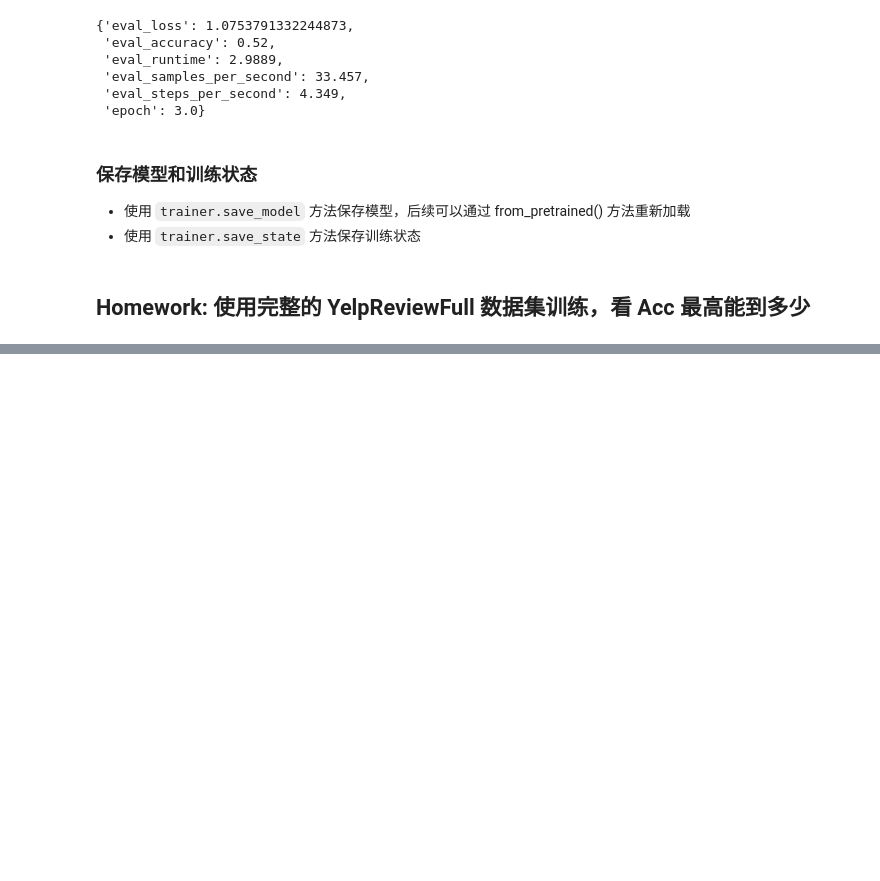
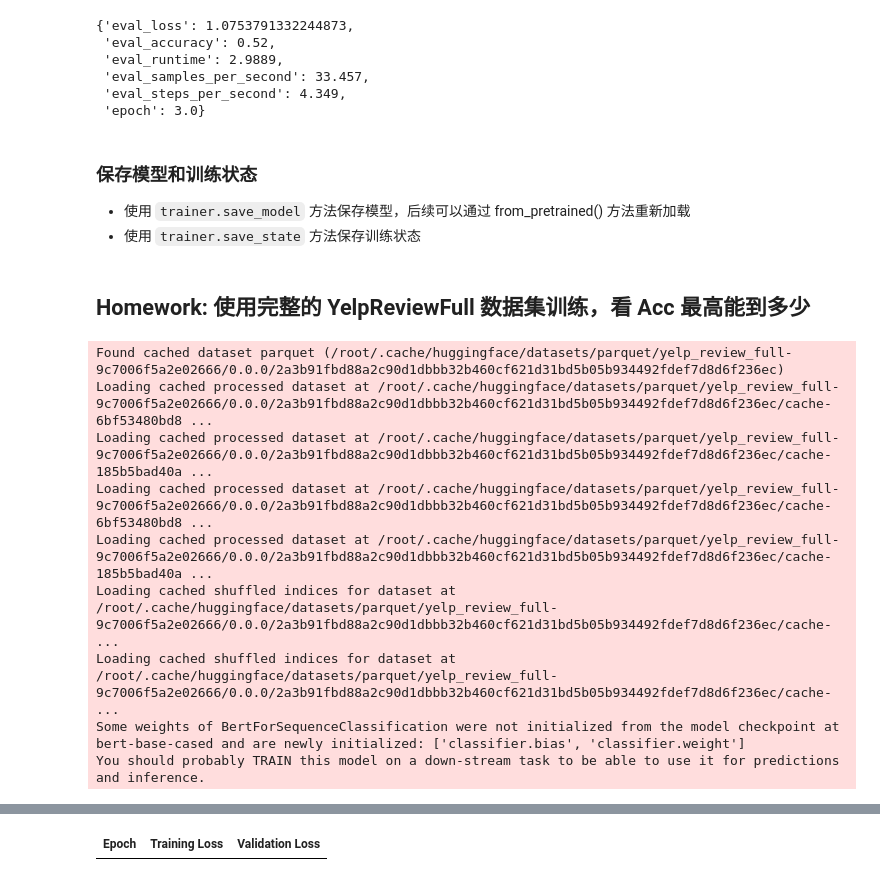
Before and after one commit to A7vin/LLM-quickstart, a Jupyter notebook: transformers/fine-tune-quickstart.ipynb, the cells around one changed output, grey strips where cells are left out. Drawn from its saved outputs; the diff is of its cells as text; code cells hidden in the pictures; blank space fills up the shorter version.

```diff
--- a/transformers/fine-tune-quickstart.ipynb
+++ b/transformers/fine-tune-quickstart.ipynb
@@ -364,6 +364,12 @@ from transformers import TrainingArguments
 
 model_dir = "models/bert-base-cased-finetune-yelp"
 
+# logging_steps 默认值为500，根据我们的训练数据和步长，将其设置为100
+training_args = TrainingArguments(output_dir=model_dir,
+                                  per_device_train_batch_size=16,
+                                  num_train_epochs=5,
+                                  logging_steps=100)
+
 # 设置评估指标
 import numpy as np
 import evaluate
@@ -381,7 +387,7 @@ from transformers import TrainingArguments, Trainer
 
 training_args = TrainingArguments(output_dir=model_dir,
                                   evaluation_strategy="epoch",
-                                  per_device_train_batch_size=128,
+                                  per_device_train_batch_size=16,
                                   num_train_epochs=3,
                                   logging_steps=30)
 
@@ -395,3 +401,13 @@ trainer = Trainer(
 )
 # 开始训练
 trainer.train()
+# %% [output]
+Found cached dataset parquet (/root/.cache/huggingface/datasets/parquet/yelp_review_full-9c7006f5a2e02666/0.0.0/2a3b91fbd88a2c90d1dbbb32b460cf621d31bd5b05b934492fdef7d8d6f236ec)
+Loading cached processed dataset at /root/.cache/huggingface/datasets/parquet/yelp_review_full-9c7006f5a2e02666/0.0.0/2a3b91fbd88a2c90d1dbbb32b460cf621d31bd5b05b934492fdef7d8d6f236ec/cache-6bf53480bd8 ...
+Loading cached processed dataset at /root/.cache/huggingface/datasets/parquet/yelp_review_full-9c7006f5a2e02666/0.0.0/2a3b91fbd88a2c90d1dbbb32b460cf621d31bd5b05b934492fdef7d8d6f236ec/cache-185b5bad40a ...
+Loading cached processed dataset at /root/.cache/huggingface/datasets/parquet/yelp_review_full-9c7006f5a2e02666/0.0.0/2a3b91fbd88a2c90d1dbbb32b460cf621d31bd5b05b934492fdef7d8d6f236ec/cache-6bf53480bd8 ...
+Loading cached processed dataset at /root/.cache/huggingface/datasets/parquet/yelp_review_full-9c7006f5a2e02666/0.0.0/2a3b91fbd88a2c90d1dbbb32b460cf621d31bd5b05b934492fdef7d8d6f236ec/cache-185b5bad40a ...
+Loading cached shuffled indices for dataset at /root/.cache/huggingface/datasets/parquet/yelp_review_full-9c7006f5a2e02666/0.0.0/2a3b91fbd88a2c90d1dbbb32b460cf621d31bd5b05b934492fdef7d8d6f236ec/cache- ...
+Loading cached shuffled indices for dataset at /root/.cache/huggingface/datasets/parquet/yelp_review_full-9c7006f5a2e02666/0.0.0/2a3b91fbd88a2c90d1dbbb32b460cf621d31bd5b05b934492fdef7d8d6f236ec/cache- ...
+Some weights of BertForSequenceClassification were not initialized from the model checkpoint at bert-base-cased and are newly initialized: ['classifier.bias', 'classifier.weight']
+You should probably TRAIN this model on a down-stream task to be able to use it for predictions and inference.
@@ -397,0 +415 @@ trainer.train()
+| Epoch | Training Loss | Validation Loss |
```
Also changed, not shown: parts of 3 cells of this notebook.
